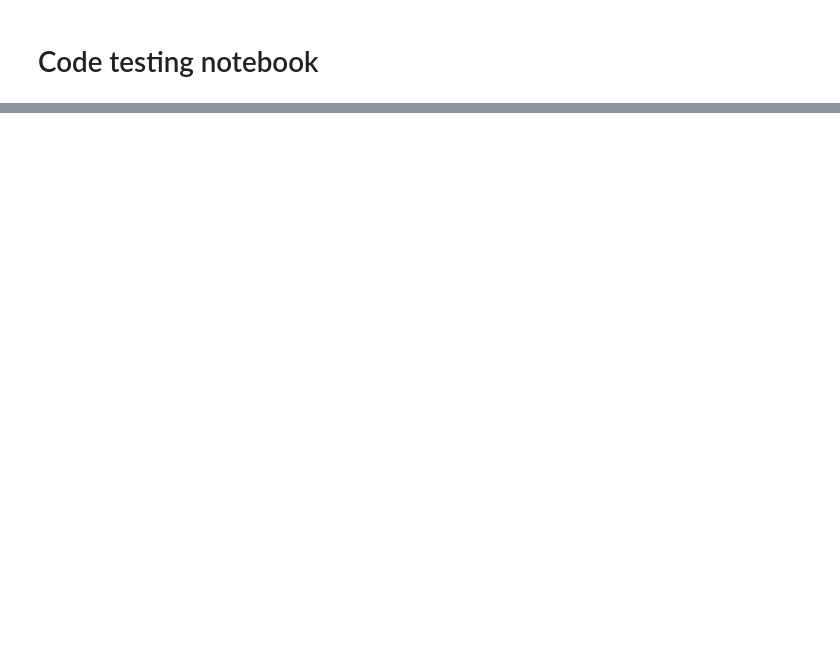
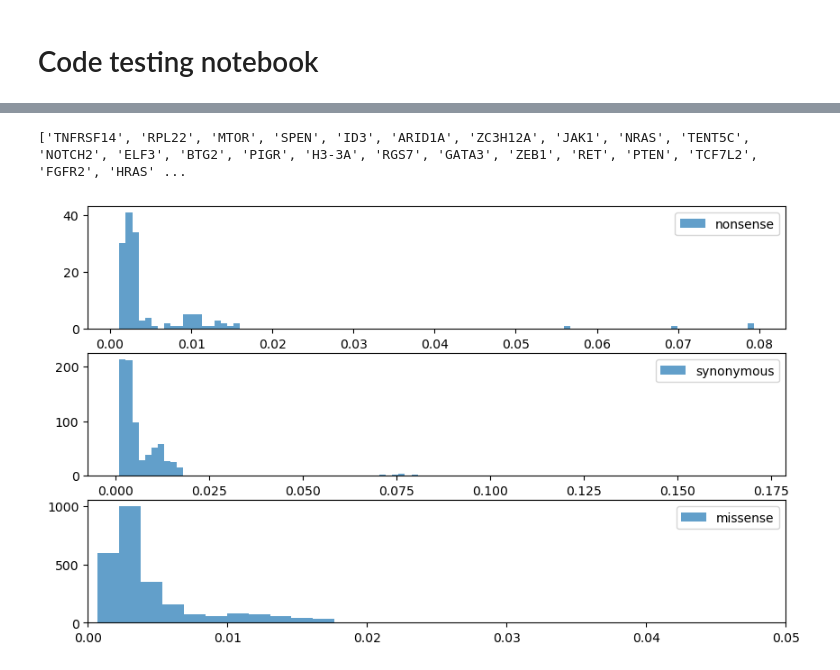
Before and after one commit to bbglab/deepCSA, a Jupyter notebook: assets/mutcatalog_simulator/code_testing.ipynb, the cells around one changed output, grey strips where cells are left out. Cells and saved outputs as stored; diff of their text form; code cells hidden in the pictures; blank space fills up the shorter version.

```diff
--- a/assets/mutcatalog_simulator/code_testing.ipynb
+++ b/assets/mutcatalog_simulator/code_testing.ipynb
@@ -21,0 +30,23 @@ df.head()
+# %%
+print(list(df['GENE'].unique()))
+# %% [output]
+['TNFRSF14', 'RPL22', 'MTOR', 'SPEN', 'ID3', 'ARID1A', 'ZC3H12A', 'JAK1', 'NRAS', 'TENT5C', 'NOTCH2', 'ELF3', 'BTG2', 'PIGR', 'H3-3A', 'RGS7', 'GATA3', 'ZEB1', 'RET', 'PTEN', 'TCF7L2', 'FGFR2', 'HRAS' ...
+# %%
+def plot_mutabilities(gene):
+    df_gene = df[df['GENE'] == gene]
+    fig, ax = plt.subplots(figsize=(10, 6), nrows=3)
+    for j, impact in enumerate(df_gene['IMPACT'].unique()):
+        if impact in ['missense', 'nonsense', 'synonymous']:
+            df_impact = df_gene[df_gene['IMPACT'] == impact]
+            ax[j].hist(df_impact[sample].values, label=impact, bins=100, alpha=0.7)
+            ax[j].legend()
+            # ax[j].set_title(f'Mutabilities for {gene}')
+            # ax[j].set_xscale('log')
+            plt.xlim(0, 0.05)
+    plt.show()
+# g = df.groupby(['GENE', 'IMPACT']).agg({sample: list}).reset_index()
+# g
+# %%
+plot_mutabilities('TP53')
+# %% [output]
+[figure, added]
```
Also changed, not shown: parts of 7 cells of this notebook.
